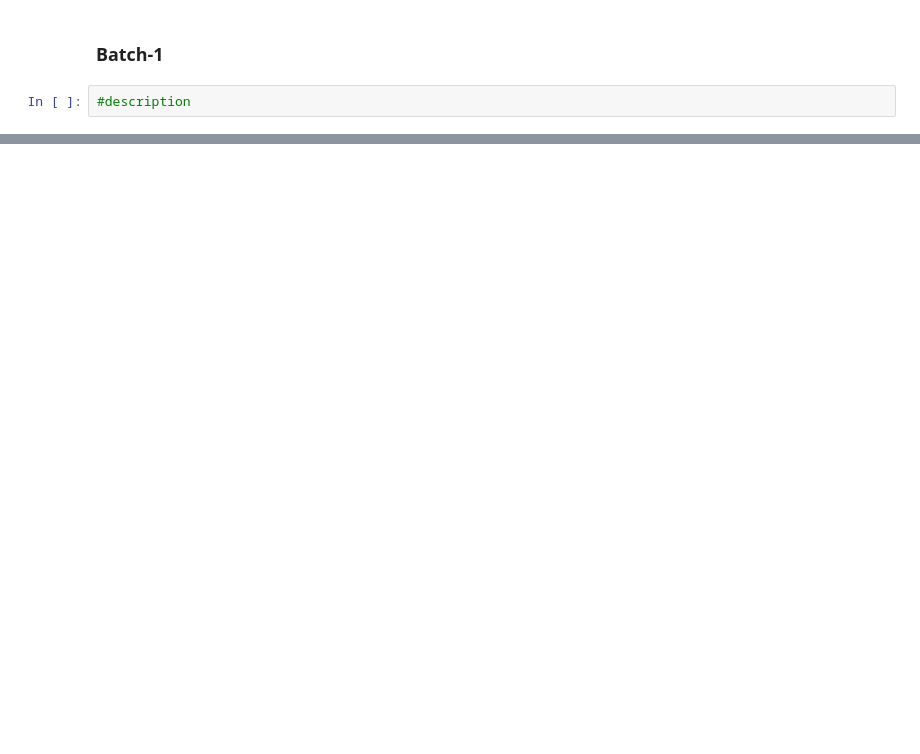
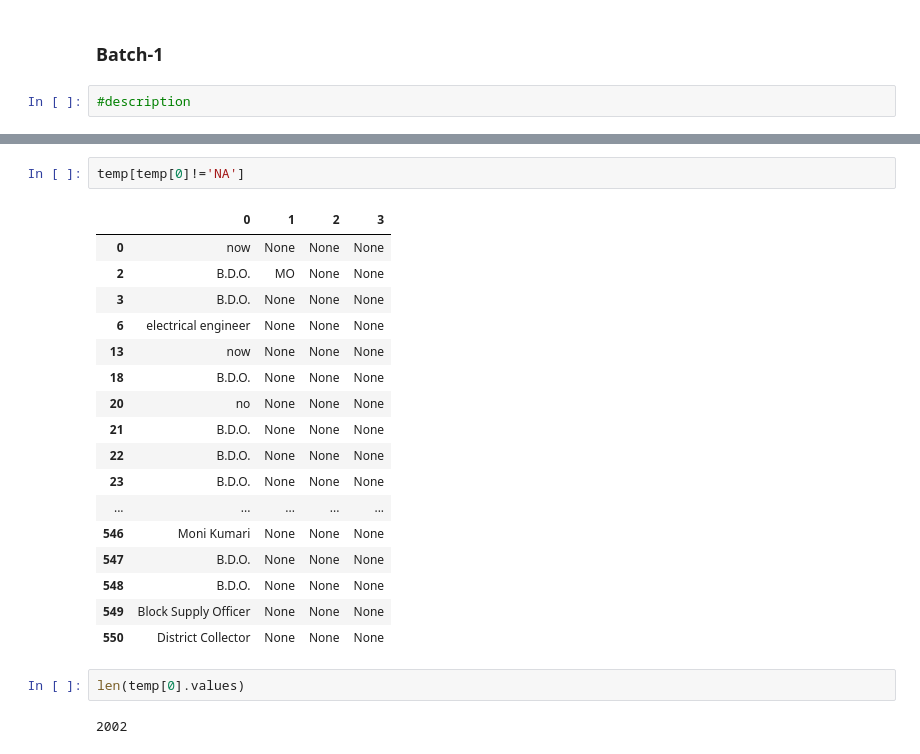
Before and after one commit to mistryishan25/VIZ4SG-Video_Volunteers, a Jupyter notebook: Data_Cleaning.ipynb, the cells around one changed output, grey strips where cells are left out. Cells and saved outputs as stored; diff of their text form; blank space fills up the shorter version.

```diff
--- a/Data_Cleaning.ipynb
+++ b/Data_Cleaning.ipynb
@@ -197,0 +200,24 @@ Name: impact_possible, dtype: int64
+# %%
+temp[temp[0]!='NA']
+# %% [output]
+|  | 0 | 1 | 2 | 3 |
+| 0 | now | None | None | None |
+| 2 | B.D.O. | MO | None | None |
+| 3 | B.D.O. | None | None | None |
+| 6 | electrical engineer | None | None | None |
+| 13 | now | None | None | None |
+| 18 | B.D.O. | None | None | None |
+| 20 | no | None | None | None |
+| 21 | B.D.O. | None | None | None |
+| 22 | B.D.O. | None | None | None |
+| 23 | B.D.O. | None | None | None |
+| ... | ... | ... | ... | ... |
+| 546 | Moni Kumari | None | None | None |
+| 547 | B.D.O. | None | None | None |
+| 548 | B.D.O. | None | None | None |
+| 549 | Block Supply Officer | None | None | None |
+| 550 | District Collector | None | None | None |
+# %%
+len(temp[0].values)
+# %% [output]
+2002
```
Also changed, not shown: parts of 19 cells of this notebook.
